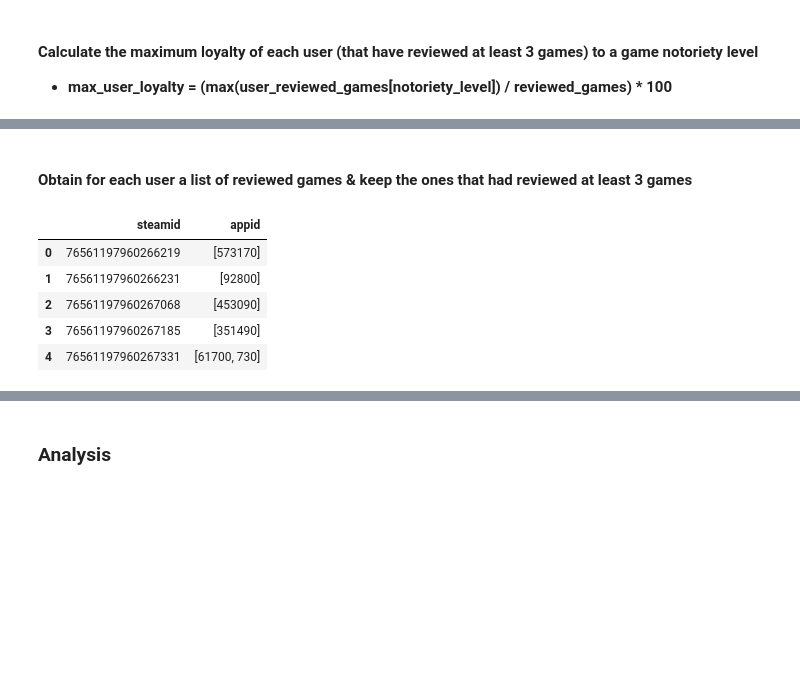
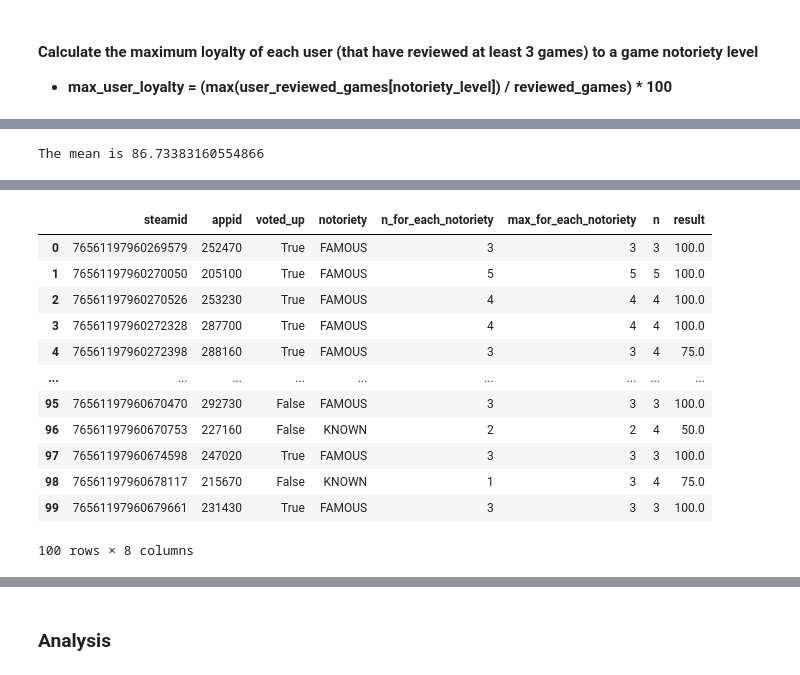
Before and after one commit to Amatofrancesco99/dsbda2022, a Jupyter notebook: notebooks/hypotheses/distributed/6-7th.ipynb, the cells around one changed output, grey strips where cells are left out. Cells and saved outputs as stored; diff of their text form; code cells hidden in the pictures; blank space fills up the shorter version.

Commit message:
Complete the Spark implementation of the 6-7th hypotheses

```diff
--- a/notebooks/hypotheses/distributed/6-7th.ipynb
+++ b/notebooks/hypotheses/distributed/6-7th.ipynb
@@ -128,27 +128,31 @@ games_df.to_spark().limit(5).toPandas()
 
 - **max_user_loyalty = (max(user_reviewed_games[notoriety_level]) / reviewed_games) * 100**
 # %%
-def get_max_user_loyalty(x):
-    if len(x) > 2:
-        return 100 * max(collections.Counter(x).values()) / sum(collections.Counter(x).values())
-    return None
+from pyspark.sql.functions import collect_list
 
-get_max_user_loyalty_udf = udf(get_max_user_loyalty, DoubleType())
+from pyspark.sql import functions as F, Window
 
-base_reviews_groups = base_reviews_df[['steamid', 'appid', 'voted_up']]\
-    .merge(games_df[['appid', 'notoriety']])\
-    .groupby('steamid')\
-    .to_spark()\
-    .groupBy('steamid')\
-    .agg(get_max_user_loyalty_udf(collect_list(col('notoriety'))))
+base_reviews_merge = (base_reviews_df[['steamid', 'appid', 'voted_up']]
+    .merge(games_df[['appid', 'notoriety']])
+)
 
-base_reviews_groups.limit(5).toPandas()
+w1 = Window.partitionBy('steamid', 'notoriety')
+base_reviews_notoriety = base_reviews_merge.to_spark().withColumn('n_for_each_notoriety', F.count(col('notoriety')).over(w1))
+base_reviews_notoriety = base_reviews_notoriety.dropDuplicates(['steamid', 'notoriety'])
 
-#    .groupby('steamid')\
-#    .filter(lambda x: len(x) > 2)\
-#    .groupby('steamid')
+w2 = Window.partitionBy('steamid')
+max_for_each_notoriety = base_reviews_notoriety.withColumn('max_for_each_notoriety', F.max(col('n_for_each_notoriety')).over(w2))
+max_for_each_notoriety = max_for_each_notoriety.dropDuplicates(['steamid'])
 
-# base_reviews_groups.notoriety.agg(get_max_user_loyalty)
-# users_max_loyalty_level = base_reviews_groups.agg({'notoriety': get_max_user_loyalty})['notoriety']
-# users_max_loyalty_level
+n = base_reviews_notoriety.withColumn('n', F.sum(col('n_for_each_notoriety')).over(w2))
+n = n.dropDuplicates(['steamid'])
+
+n = n[n['n'] > 2]
+
+r = max_for_each_notoriety.join(n[['steamid', 'n']], on='steamid')
+
+r = r.withColumn('result', col('max_for_each_notoriety') / col('n') * 100)
+
+print(f'The mean is {r.to_pandas_on_spark()["result"].mean()}')
+r.limit(100).toPandas()
 # %% [output]
@@ -155,0 +165 @@ KeyError: ('to_spark',)
+The mean is 86.73383160554866
@@ -156,18 +178,13 @@ KeyError: ('to_spark',)
+|  | steamid | appid | voted_up | notoriety | n_for_each_notoriety | max_for_each_notoriety | n | result |
+| 0 | 76561197960269579 | 252470 | True | FAMOUS | 3 | 3 | 3 | 100.0 |
+| 1 | 76561197960270050 | 205100 | True | FAMOUS | 5 | 5 | 5 | 100.0 |
+| 2 | 76561197960270526 | 253230 | True | FAMOUS | 4 | 4 | 4 | 100.0 |
+| 3 | 76561197960272328 | 287700 | True | FAMOUS | 4 | 4 | 4 | 100.0 |
+| 4 | 76561197960272398 | 288160 | True | FAMOUS | 3 | 3 | 4 | 75.0 |
+| ... | ... | ... | ... | ... | ... | ... | ... | ... |
+| 95 | 76561197960670470 | 292730 | False | FAMOUS | 3 | 3 | 3 | 100.0 |
+| 96 | 76561197960670753 | 227160 | False | KNOWN | 2 | 2 | 4 | 50.0 |
+| 97 | 76561197960674598 | 247020 | True | FAMOUS | 3 | 3 | 3 | 100.0 |
+| 98 | 76561197960678117 | 215670 | False | KNOWN | 1 | 3 | 4 | 75.0 |
+| 99 | 76561197960679661 | 231430 | True | FAMOUS | 3 | 3 | 3 | 100.0 |
+100 rows × 8 columns
-# %% [markdown]
-#### Obtain for each user a list of reviewed games & keep the ones that had reviewed at least 3 games
-# %%
-udf_to_list = udf(lambda x:list(x), ArrayType(IntegerType()))
-
-users_reviewed_games = base_reviews_df.to_spark().groupby('steamid')\
-                        .agg(collect_list('appid').alias('appid'))\
-                        .withColumn('appid', udf_to_list(col('appid')))\
-                        .to_pandas_on_spark()
-
-users_reviewed_games.to_spark().limit(5).toPandas()
-# %% [output]
-|  | steamid | appid |
-| 0 | 76561197960266219 | [573170] |
-| 1 | 76561197960266231 | [92800] |
-| 2 | 76561197960267068 | [453090] |
-| 3 | 76561197960267185 | [351490] |
-| 4 | 76561197960267331 | [61700, 730] |
```
Also changed, not shown: parts of 25 cells of this notebook.
